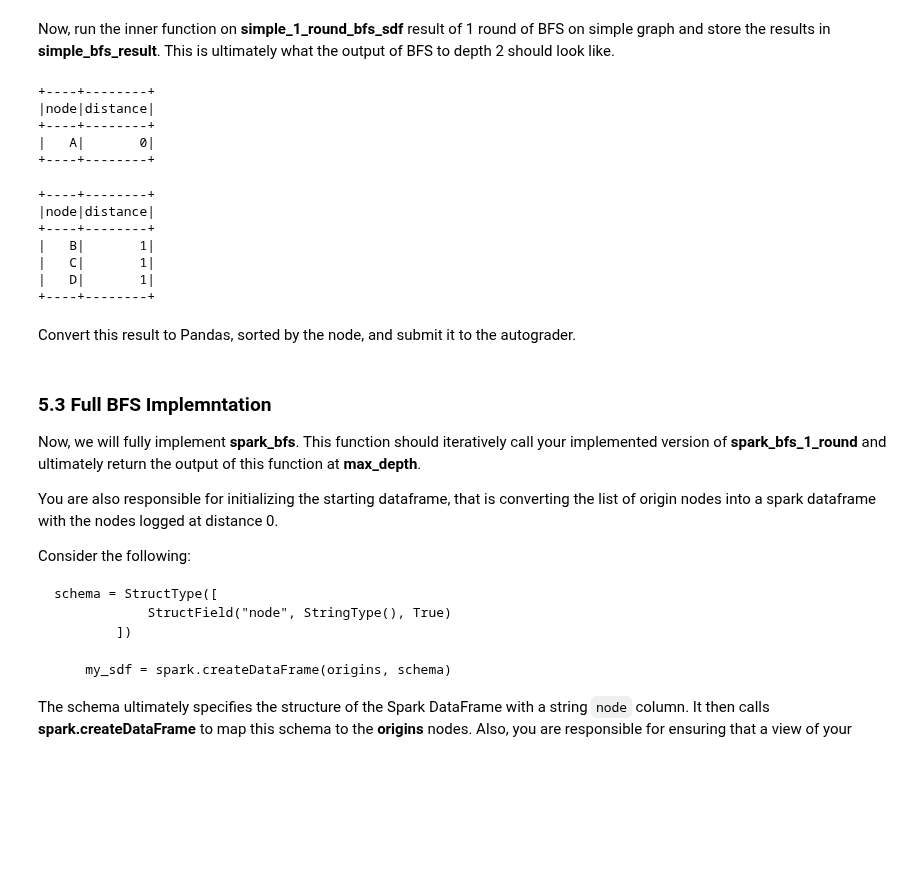
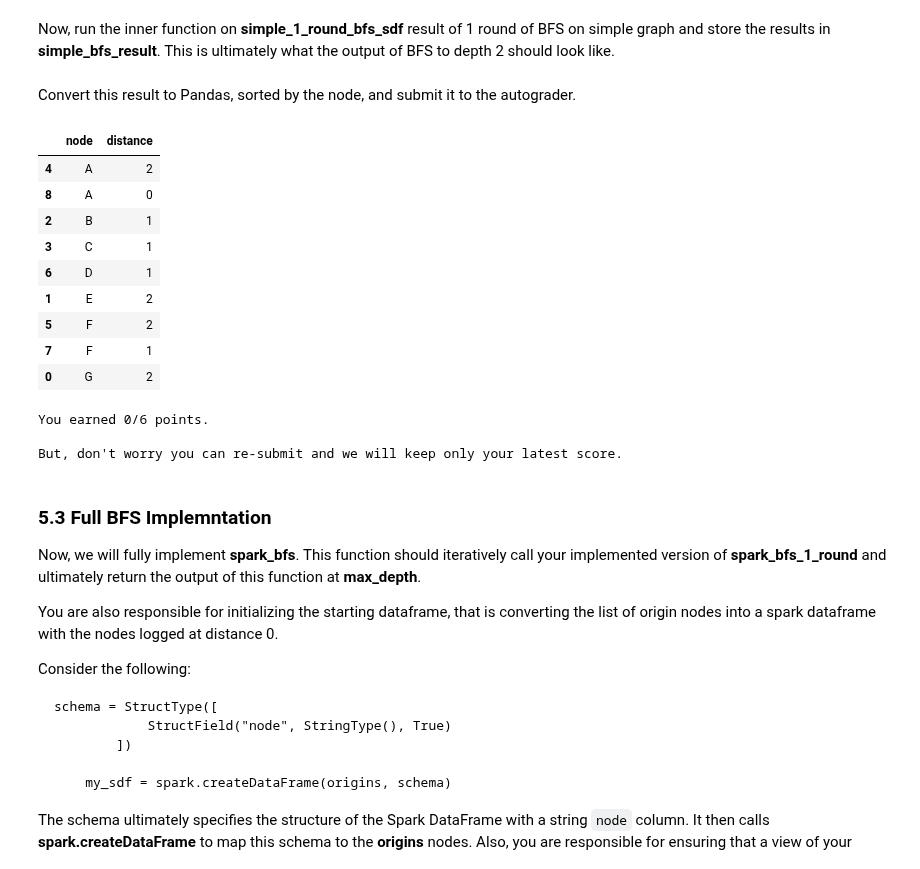
Before and after one commit to spatank/CIS-545, a Jupyter notebook: Homework_2_SPP.ipynb, the cells around one changed output. Cells and saved outputs as stored; diff of their text form; code cells hidden in the pictures; blank space fills up the shorter version.

```diff
--- a/Homework_2_SPP.ipynb
+++ b/Homework_2_SPP.ipynb
@@ -1494,27 +1467,46 @@ def spark_bfs_1_round(visited_nodes):
 
   visited_nodes.createOrReplaceTempView('visited_nodes')
 
-  query = \
+  query_1 = \
   '''
-  SELECT G.to_node AS node,
+  SELECT DISTINCT G.to_node AS node,
   visited_nodes.distance + 1 AS distance
-  FROM visited_nodes INNER JOIN G
+  FROM visited_nodes JOIN G
   ON visited_nodes.node == G.from_node
   '''
+  table_1 = spark.sql(query_1)
+  table_1.createOrReplaceTempView('table_1')
 
-  visited_nodes = spark.sql(query)
+  # query_2 = \
+  # '''
+  # SELECT DISTINCT G.from_node AS node,
+  # visited_nodes.distance + 1 AS distance
+  # FROM visited_nodes JOIN G
+  # ON visited_nodes.node == G.to_node
+  # '''
+  # table_2 = spark.sql(query_2)
+  # table_2.createOrReplaceTempView('table_2')
+
+  # query_3 = \
+  # '''
+  # SELECT * FROM visited_nodes
+  # UNION SELECT * FROM table_1
+  # UNION SELECT * FROM table_2
+  # '''
+
+  query_2 = \
+  '''
+  SELECT * FROM visited_nodes
+  UNION SELECT * FROM table_1
+  '''
+
+  visited_nodes = spark.sql(query_2)
 
   return visited_nodes
 # %% [markdown]
 Now, run the inner function on **simple_1_round_bfs_sdf** result of 1 round of BFS on simple graph and store the results in **simple_bfs_result**. This is ultimately what the output of BFS to depth 2 should look like.
 # %%
-smallOrig = [{'node': 'A', 'distance': 0}]
-smallOrig_df = pd.DataFrame.from_dict(smallOrig)
-smallOrig_sdf = spark.createDataFrame(smallOrig_df)
-smallOrig_sdf.show()
+# smallOrig = [{'node': 'A', 'distance': 0}]
+# smallOrig_df = pd.DataFrame.from_dict(smallOrig)
+# smallOrig_sdf = spark.createDataFrame(smallOrig_df)
+# smallOrig_sdf.show()
-# %% [output]
-+----+--------+
-|node|distance|
-+----+--------+
-|   A|       0|
-+----+--------+
@@ -1521,14 +1516,5 @@ smallOrig_sdf.show()
 # %%
-simple_graph_sdf.createOrReplaceTempView('G')
-simple_bfs_result = spark_bfs_1_round(smallOrig_sdf)
-simple_bfs_result.show()
+# simple_bfs_result = spark_bfs_1_round(smallOrig_sdf)
+# simple_bfs_result.show()
-# %% [output]
-+----+--------+
-|node|distance|
-+----+--------+
-|   B|       1|
-|   C|       1|
-|   D|       1|
-+----+--------+
 # %% [markdown]
 Convert this result to Pandas, sorted by the node, and submit it to the autograder.
@@ -1537,5 +1521,23 @@ simple_bfs_test = # TODO
+# %%
+simple_bfs_test = spark_bfs_1_round(simple_1_round_bfs_sdf).toPandas().sort_values(by = 'node') # TODO
+simple_bfs_test
+# %% [output]
+|  | node | distance |
+| 4 | A | 2 |
+| 8 | A | 0 |
+| 2 | B | 1 |
+| 3 | C | 1 |
+| 6 | D | 1 |
+| 1 | E | 2 |
+| 5 | F | 2 |
+| 7 | F | 1 |
+| 0 | G | 2 |
 # %%
 grader.grade(test_case_id = 'checksimpleBFS', answer = simple_bfs_test)
+# %% [output]
+You earned 0/6 points.
+
+But, don't worry you can re-submit and we will keep only your latest score.
 # %% [markdown]
 ### 5.3 Full BFS Implemntation
 
```
Also changed, not shown: parts of 4 cells of this notebook.
